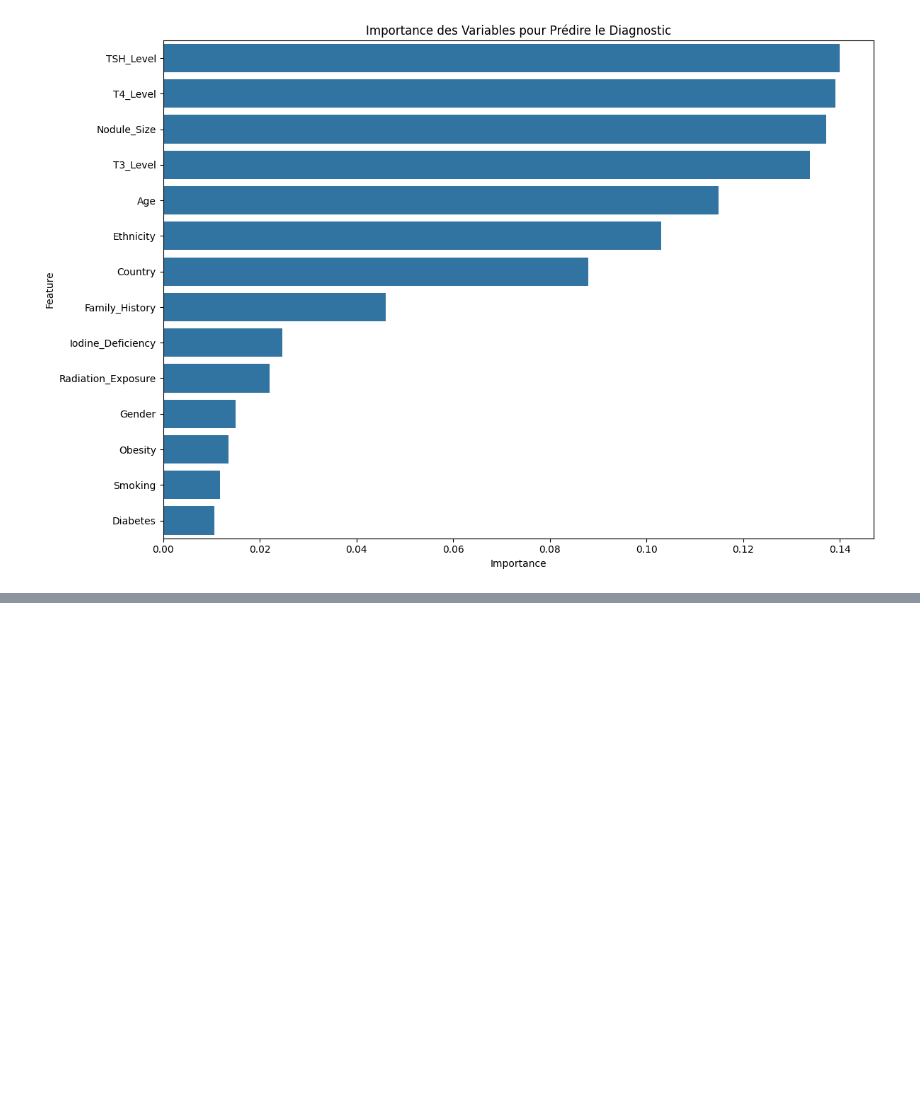
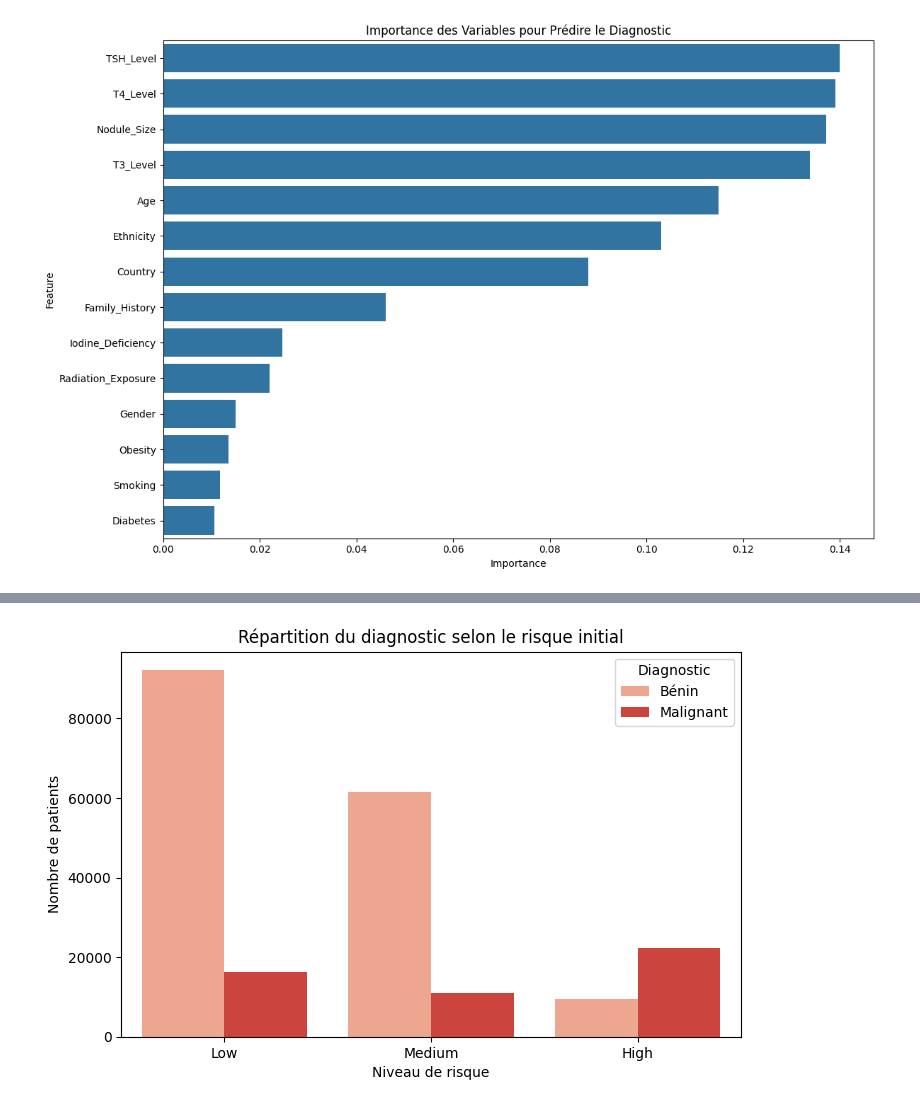
Before and after one commit to Death4Sword/ML_Cancer_Risk_Project, a Jupyter notebook: analyse_exploratoire.ipynb, the cells around one changed output, grey strips where cells are left out. Drawn from its saved outputs; the diff is of its cells as text; code cells hidden in the pictures; blank space fills up the shorter version.

```diff
--- a/analyse_exploratoire.ipynb
+++ b/analyse_exploratoire.ipynb
@@ -471,0 +241,11 @@ plt.show()
+# %%
+plt.figure(figsize=(8, 5))
+sns.countplot(x="Thyroid_Cancer_Risk", hue="Diagnosis", data=df, palette="Reds")
+
+plt.title("Répartition du diagnostic selon le risque initial")
+plt.xlabel("Niveau de risque")
+plt.ylabel("Nombre de patients")
+plt.legend(title="Diagnostic", labels=["Bénin", "Malignant"])
+plt.show()
+# %% [output]
+[figure, added]
```
Also changed, not shown: parts of 8 cells of this notebook.
